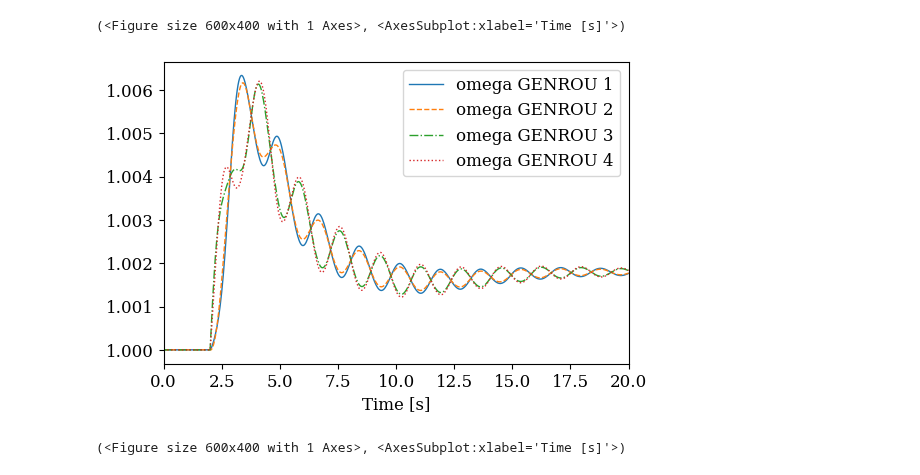
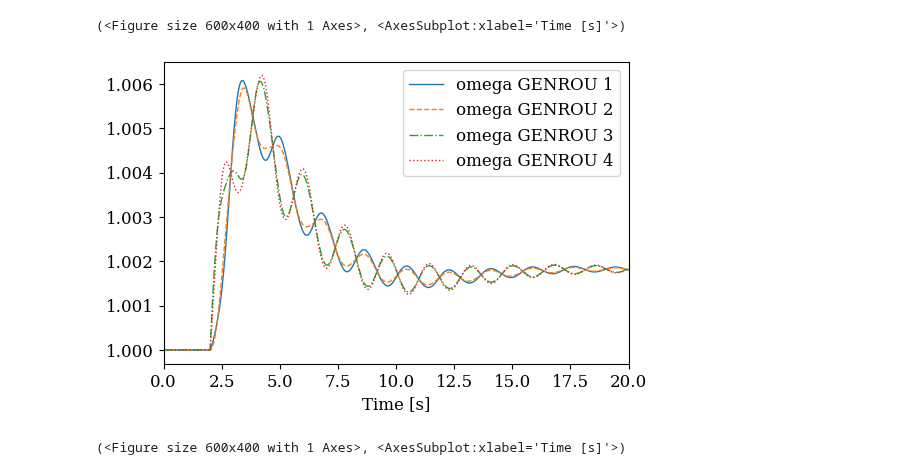
Before and after one commit to CURENT/andes, a Jupyter notebook: examples/7. parallel-simulation.ipynb, the cells around one changed output. Drawn from its saved outputs; the diff is of its cells as text; code cells hidden in the pictures.

```diff
--- a/examples/7. parallel-simulation.ipynb
+++ b/examples/7. parallel-simulation.ipynb
@@ -202,9 +148,9 @@ systems[0].TDS.plotter.plot(ss.GENROU.omega, latex=False)
 [figure]
 (<Figure size 600x400 with 1 Axes>, <AxesSubplot:xlabel='Time [s]'>)
 # %%
-systems[5].TDS.plotter.plot(ss.GENROU.omega, latex=False)
+systems[2].TDS.plotter.plot(ss.GENROU.omega, latex=False)
 # %% [output]
-[figure, old version]
+[figure, new version]
 (<Figure size 600x400 with 1 Axes>, <AxesSubplot:xlabel='Time [s]'>)
 # %%
 !andes misc -C
```
Also changed, not shown: parts of 12 cells of this notebook, 1 other file.
